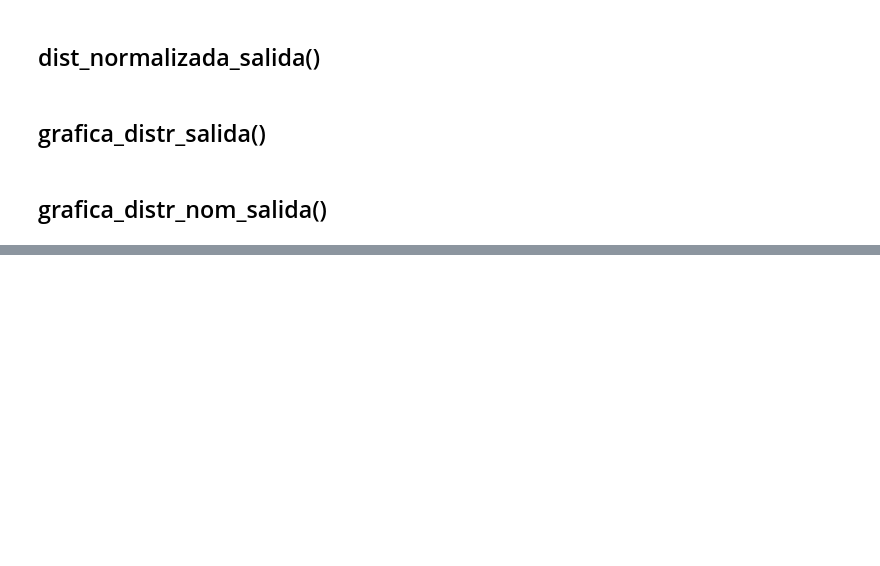
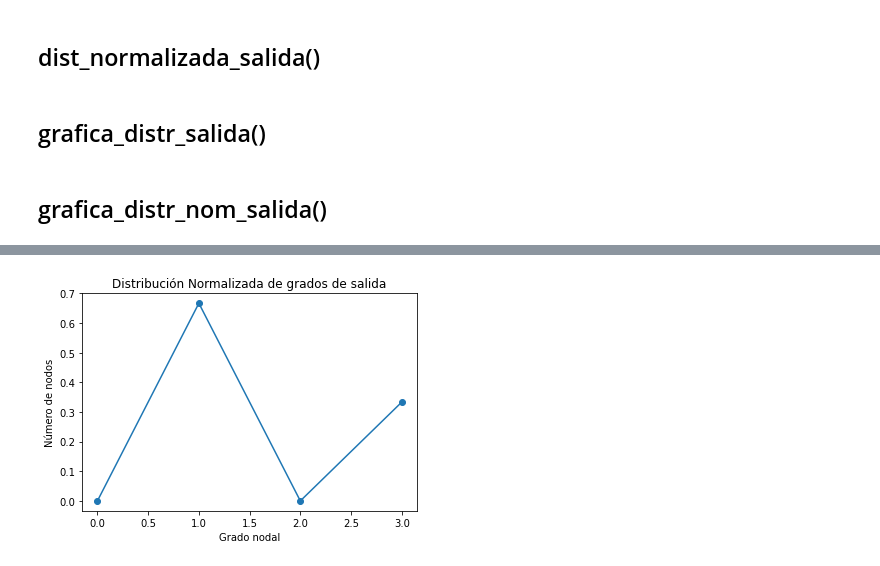
Before and after one commit to Moshibit/UAML-CR-20P, a Jupyter notebook: Practica 1.ipynb, the cells around one changed output, grey strips where cells are left out. Cells and saved outputs as stored; diff of their text form; code cells hidden in the pictures; blank space fills up the shorter version.

```diff
--- a/Practica 1.ipynb
+++ b/Practica 1.ipynb
@@ -427,7 +433,7 @@ def dist_normalizada_salida(d_grafica):
 
     Valor de retorno
     ----------------
-    rv : TIPO. diccionario
+    distr_norm : TIPO. diccionario
         DESCRIPCIÓN. Las llaves de este diccionario son grados de salida y sus
         valores son flotantes que indican la frecuencia normalizada de los
         grados de salida.
@@ -437,12 +443,19 @@ def dist_normalizada_salida(d_grafica):
     if type(d_grafica) is not dict:
         raise TypeError("el parámetro que recive dist_normalizada_salida() tiene que ser un diccionario.")
 
-    dist_g_salida = dist_grados_de_salida(d_grafica)
-    total = sum(list(dist_g_salida.values()))
+    # distribución de los grados de salida
+    dist_out = dist_grados_de_salida(d_grafica)
+    total = sum(list(dist_out.values()))
+
+    # el valor de retorno es un diccionario vacío donde se gurdaran los datos
     distr_norm = { }
-    for k, v in dist_g_salida.items():
-        dicc_valor = v/total
-        distr_norm[k] = dicc_valor
+
+    # se recorre el diccionario de distribución para crear un diccionario con
+    # la distrubución normalizada
+    for k, v in dist_out.items():
+        deg_out_norm = v/total
+        distr_norm[k] = deg_out_norm
+
     return distr_norm
 # %% [markdown]
 ## grafica_distr_salida()
@@ -529,0 +546,5 @@ def grafica_distr_norm_salida(distr_norm):
+# %%
+graf1_distr_norm = dist_normalizada_salida(graf1)
+grafica_distr_norm_salida(graf1_distr_norm)
+# %% [output]
+[figure, added]
```
Also changed, not shown: parts of 13 cells of this notebook.
